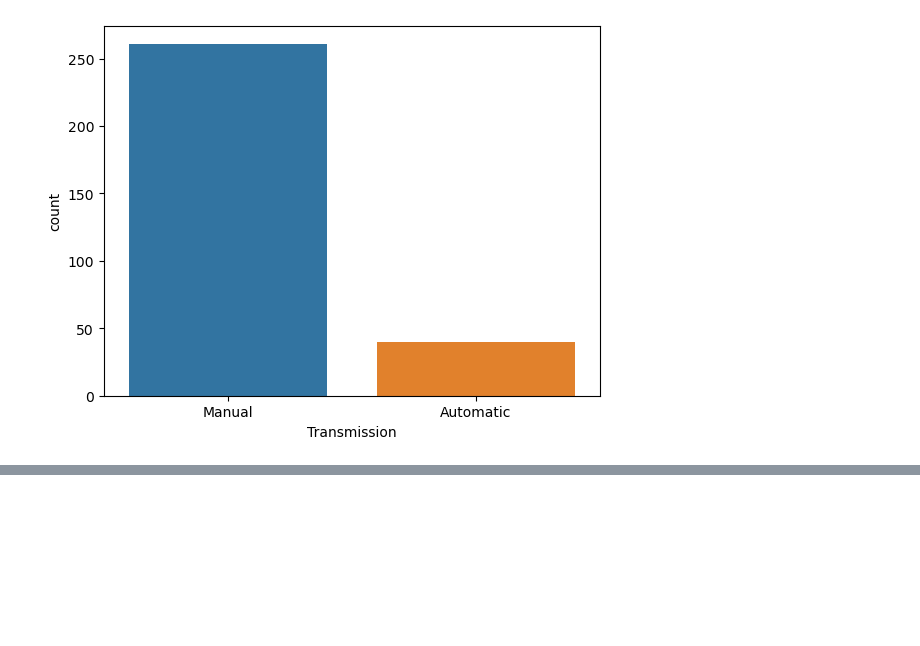
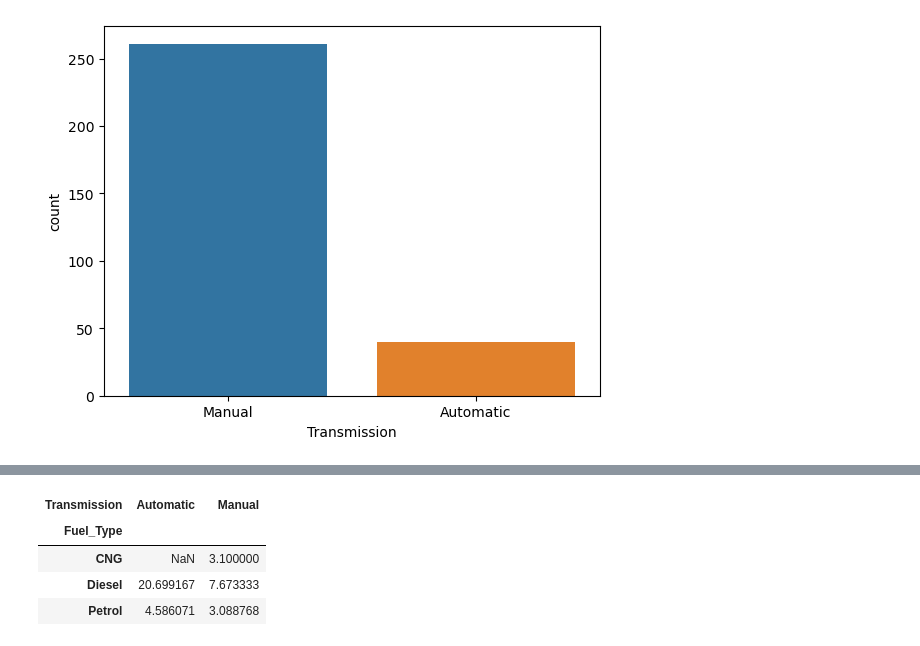
Before and after one commit to helloichi/Used-Car-Price-Prediction, a Jupyter notebook: Car Data (Linear Regression).ipynb, the cells around one changed output, grey strips where cells are left out. Cells and saved outputs as stored; diff of their text form; code cells hidden in the pictures; blank space fills up the shorter version.

```diff
--- a/Car Data (Linear Regression).ipynb
+++ b/Car Data (Linear Regression).ipynb
@@ -192,0 +212,8 @@ TypeError: plot got an unexpected keyword argument 'x'
+# %%
+cars.pivot_table(values="Selling_Price", index="Fuel_Type", columns= 'Transmission')
+# %% [output]
+| Transmission | Automatic | Manual |
+| Fuel_Type |  |  |
+| CNG | NaN | 3.100000 |
+| Diesel | 20.699167 | 7.673333 |
+| Petrol | 4.586071 | 3.088768 |
```
Also changed, not shown: parts of 17 cells of this notebook.
